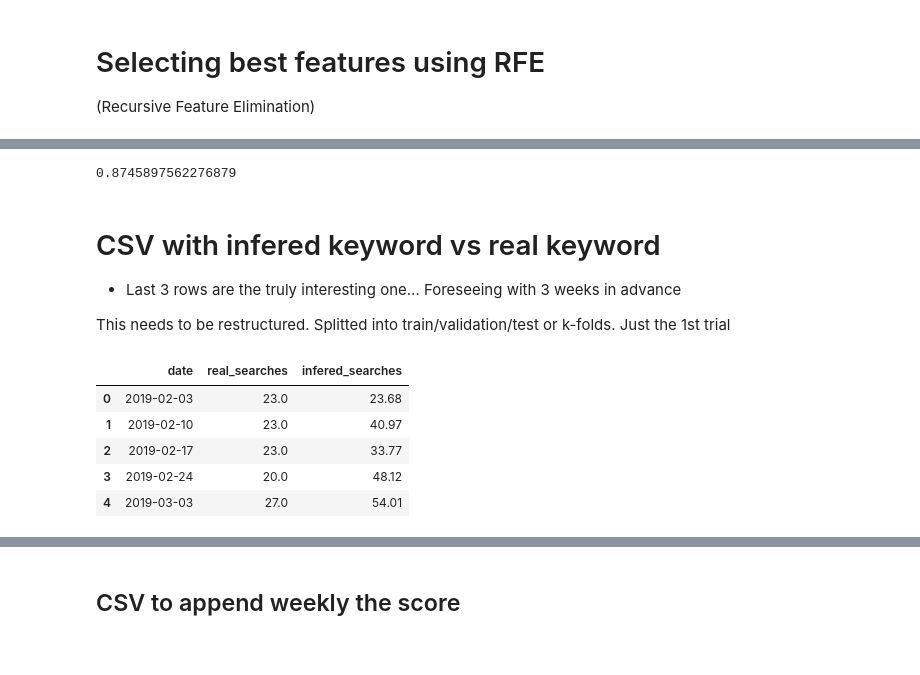
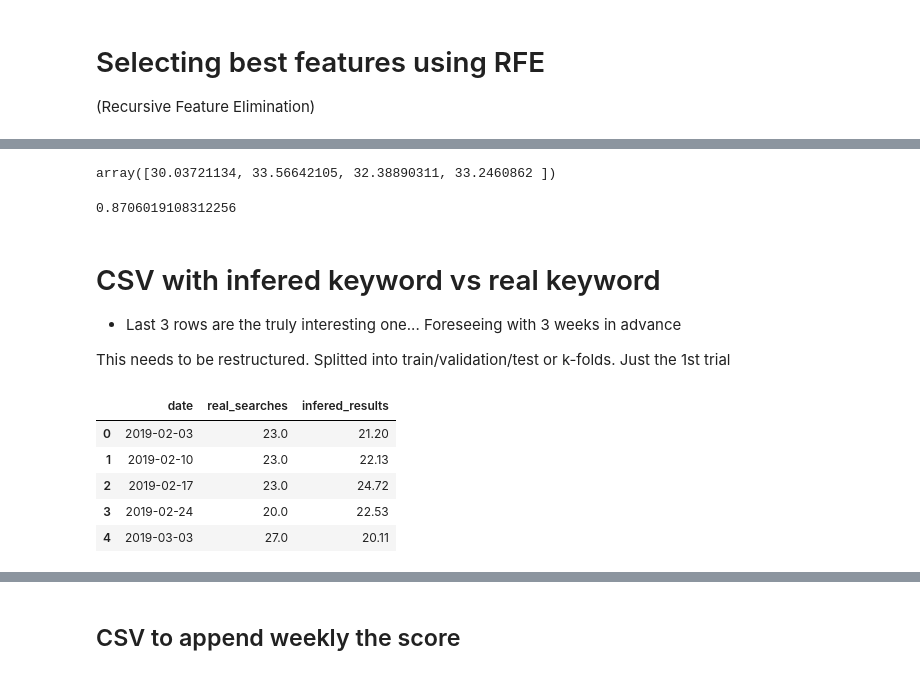
Before and after one commit to albertovpd/automated_ML_regression, a Jupyter notebook: how_to-3-ml_regression.ipynb, the cells around one changed output, grey strips where cells are left out. Drawn from its saved outputs; the diff is of its cells as text; code cells hidden in the pictures.

```diff
--- a/how_to-3-ml_regression.ipynb
+++ b/how_to-3-ml_regression.ipynb
@@ -81,9 +47,9 @@ df_shuffled
 - To face a time series problem, working with NN is needed, and it tends to be computationally intensive, so I will play without the *date* column. Later it will be used for dashboarding.
 # %%
 # Transform into standard normal distribution using the z-score definition
-X = df_shuffled.drop(columns=["date","unemployment"]) #returns a numpy array
+X = df.drop(columns=["date","unemployment"]) #returns a numpy array
 X = X.apply(lambda x: (x - np.mean(x)) / (np.max(x) - np.min(x)))
-target=df_shuffled["unemployment"]
+target=df["unemployment"]
 # %%
 X.head()
 # %% [output]
@@ -122,0 +78,8 @@ target_test=target.iloc[80:]
+# %%
+# all but last 4 rows
+X_train=X.iloc[:-4]
+target_train=target.iloc[:-4]
+
+# last 4 rows
+X_test=X.iloc[-4:]
+target_test=target.iloc[-4:]
@@ -124,7 +106,3 @@ target_test=target.iloc[80:]
 # Selecting best features using RFE
 
 (Recursive Feature Elimination)
-# %%
-rfc = LinearRegression()
-rfecv = RFE(estimator=rfc, step=1, n_features_to_select=15)
-rfecv.fit(X, target)
@@ -142,0 +109,9 @@ array([ 20.5794188 ,  28.39576406,  21.70947755,  35.25106938,
+# %%
+#regression = LinearRegression()
+# alpha=1 is like a regular regression. for getter performance use elastic net instead (l1&l2 mix).
+regression = Lasso(alpha=0.1)
+
+
+# neg mean squared error. it always is negative but what you get is the positive representation
+rfecv = RFECV(estimator=regression, step=1, min_features_to_select=15, cv=5,scoring='neg_mean_squared_error')
+rfecv.fit(X_train, target_train)
@@ -143,7 +126,12 @@ array([ 20.5794188 ,  28.39576406,  21.70947755,  35.25106938,
+# %%
+# Inferences 4 weeks ahead
+rfecv.predict(X_test)
+# %% [output]
+array([30.03721134, 33.56642105, 32.38890311, 33.2460862 ])
 # %%
-rfecv.score(X, target)
+rfecv.score(X_train, target_train)
 # %% [output]
-0.8745897562276879
+0.8706019108312256
 # %% [markdown]
 # CSV with infered keyword vs real keyword
 
@@ -153,14 +141,15 @@ This needs to be restructured. Splitted into train/validation/test or k-folds. J
 # %%
 result=pd.DataFrame()
 result["date"]=df["date"]
 result["real_searches"]=df["unemployment"]
-result["infered_searches"]=pd.DataFrame(rfecv.predict(X))
-result["infered_searches"]=result["infered_searches"].apply(lambda x: 0 if x<0 else round(x,2))
+result["infered_results"]=pd.DataFrame(rfecv.predict(X))
+
+result["infered_results"]=result["infered_results"].apply(lambda x: 0 if x<0 else round(x,2))
 result.head()
 # %% [output]
-|  | date | real_searches | infered_searches |
-| 0 | 2019-02-03 | 23.0 | 23.68 |
-| 1 | 2019-02-10 | 23.0 | 40.97 |
-| 2 | 2019-02-17 | 23.0 | 33.77 |
-| 3 | 2019-02-24 | 20.0 | 48.12 |
-| 4 | 2019-03-03 | 27.0 | 54.01 |
+|  | date | real_searches | infered_results |
+| 0 | 2019-02-03 | 23.0 | 21.20 |
+| 1 | 2019-02-10 | 23.0 | 22.13 |
+| 2 | 2019-02-17 | 23.0 | 24.72 |
+| 3 | 2019-02-24 | 20.0 | 22.53 |
+| 4 | 2019-03-03 | 27.0 | 20.11 |
```
Also changed, not shown: parts of 18 cells of this notebook.
